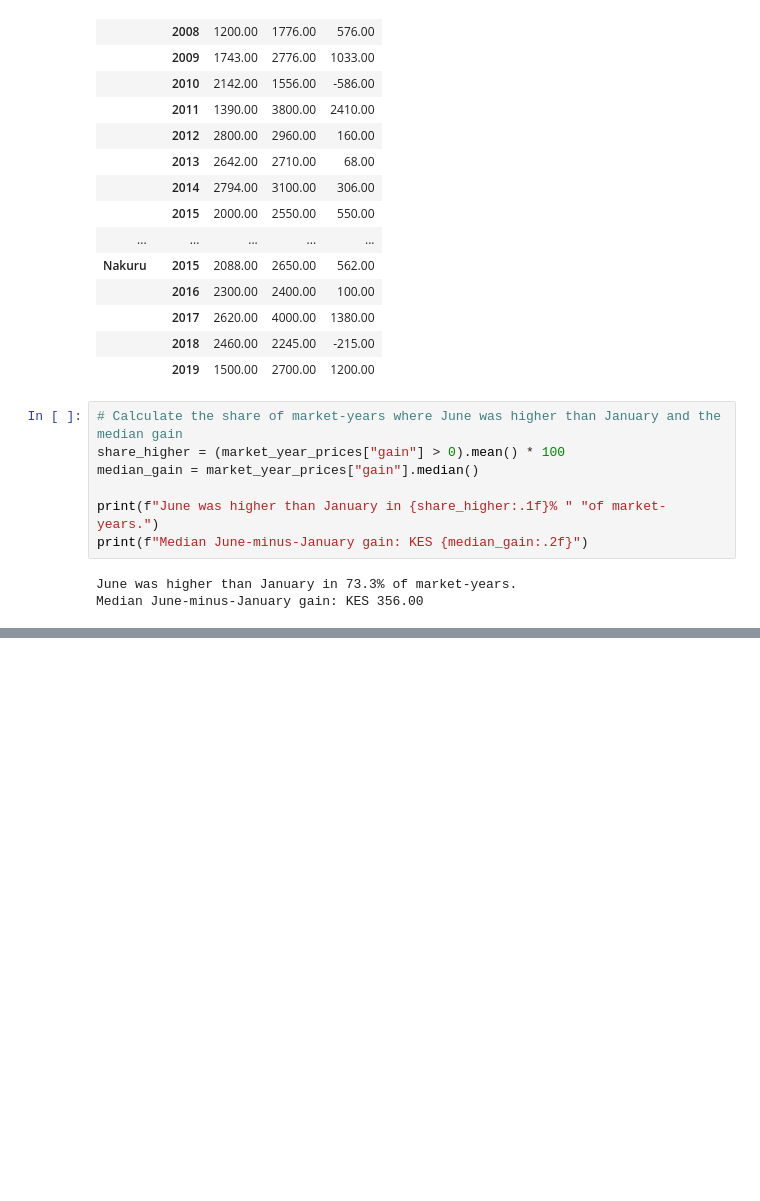
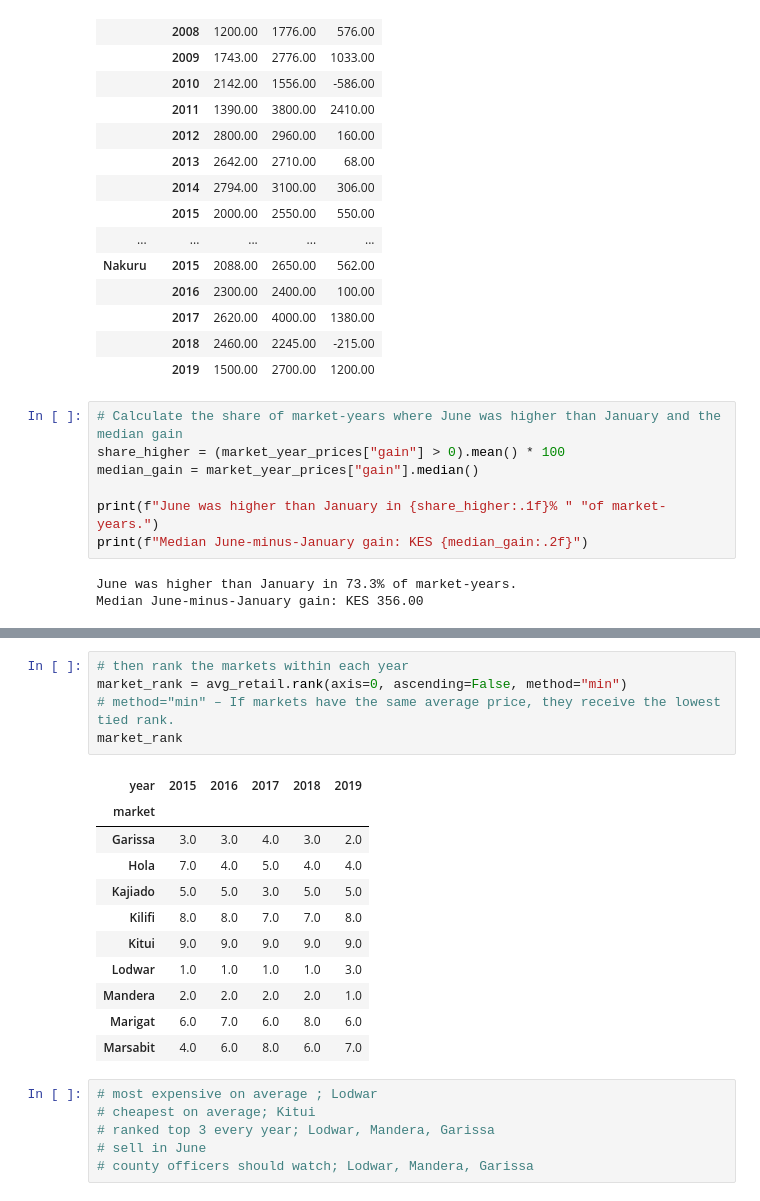
Before and after one commit to rose-odiwuor/food_market_prices, a Jupyter notebook: analysis.ipynb, the cells around one changed output, grey strips where cells are left out. Cells and saved outputs as stored; diff of their text form; blank space fills up the shorter version.

```diff
--- a/analysis.ipynb
+++ b/analysis.ipynb
@@ -406,0 +462,23 @@ Median June-minus-January gain: KES 356.00
+# %%
+# then rank the markets within each year
+market_rank = avg_retail.rank(axis=0, ascending=False, method="min")
+# method="min" – If markets have the same average price, they receive the lowest tied rank.
+market_rank
+# %% [output]
+| year | 2015 | 2016 | 2017 | 2018 | 2019 |
+| market |  |  |  |  |  |
+| Garissa | 3.0 | 3.0 | 4.0 | 3.0 | 2.0 |
+| Hola | 7.0 | 4.0 | 5.0 | 4.0 | 4.0 |
+| Kajiado | 5.0 | 5.0 | 3.0 | 5.0 | 5.0 |
+| Kilifi | 8.0 | 8.0 | 7.0 | 7.0 | 8.0 |
+| Kitui | 9.0 | 9.0 | 9.0 | 9.0 | 9.0 |
+| Lodwar | 1.0 | 1.0 | 1.0 | 1.0 | 3.0 |
+| Mandera | 2.0 | 2.0 | 2.0 | 2.0 | 1.0 |
+| Marigat | 6.0 | 7.0 | 6.0 | 8.0 | 6.0 |
+| Marsabit | 4.0 | 6.0 | 8.0 | 6.0 | 7.0 |
+# %%
+# most expensive on average ; Lodwar
+# cheapest on average; Kitui
+# ranked top 3 every year; Lodwar, Mandera, Garissa
+# sell in June
+# county officers should watch; Lodwar, Mandera, Garissa
```
Also changed, not shown: parts of 11 cells of this notebook.
